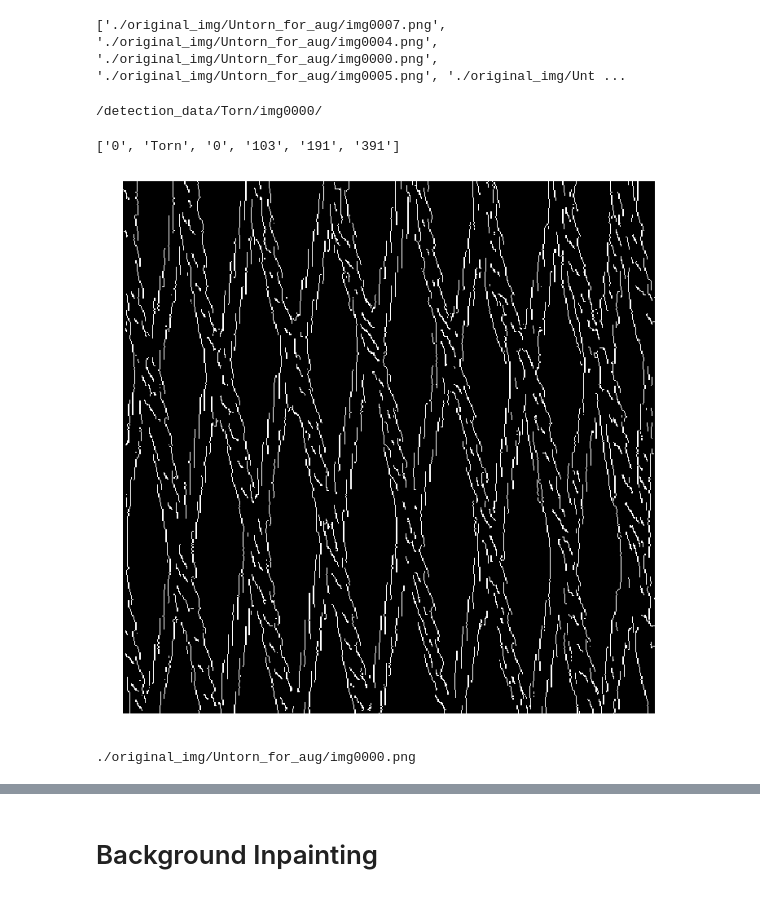
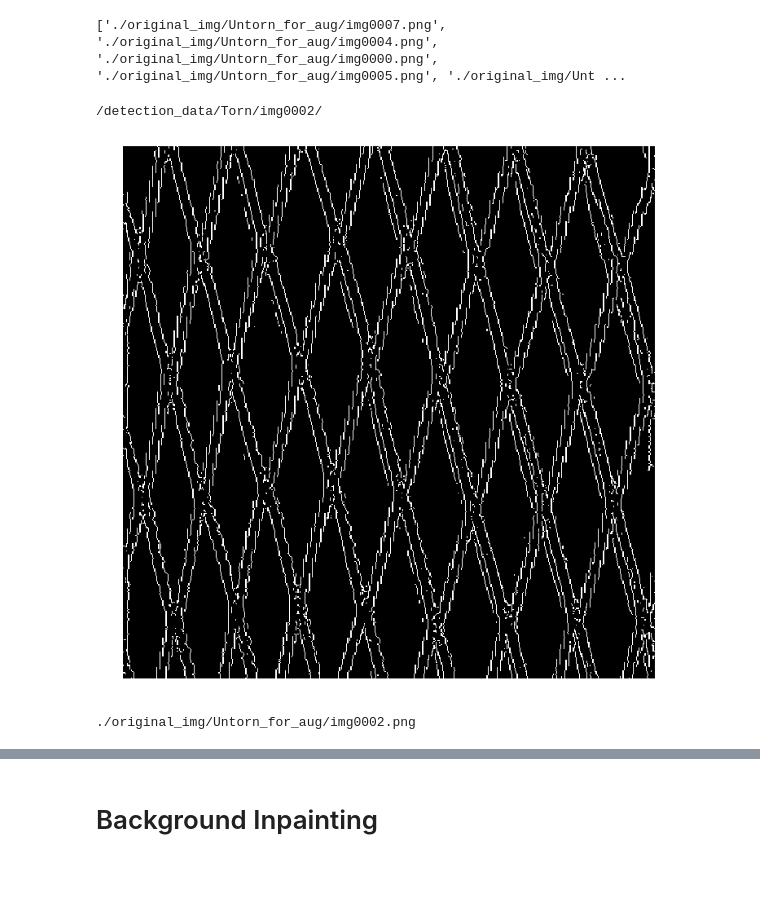
Before and after one commit to SystemCorps/imageprocess, a Jupyter notebook: imageprocess/random_gen-boudingbox.ipynb, the cells around one changed output, grey strips where cells are left out. Saved outputs shown, nothing was run; the diff lists cells and outputs as text; code cells hidden in the pictures.

```diff
--- a/imageprocess/random_gen-boudingbox.ipynb
+++ b/imageprocess/random_gen-boudingbox.ipynb
@@ -22,43 +22,37 @@ print(ori_dir)
 # %% [output]
 ['./original_img/Untorn_for_aug/img0007.png', './original_img/Untorn_for_aug/img0004.png', './original_img/Untorn_for_aug/img0000.png', './original_img/Untorn_for_aug/img0005.png', './original_img/Unt ...
 # %%
-selected = 2
+selected = 6
 save_dir_for = '/detection_data/Torn/'
 save_dir_mid = save_dir_for + ori_dir[selected].split('/')[-1].replace('.png', '/')
 print(save_dir_mid)
 # %% [output]
-/detection_data/Torn/img0000/
+/detection_data/Torn/img0002/
-# %%
-test = '0_Torn_0_103_191_391.png'
-test1 = test.split('/')[-1].replace('.png','').split('_')
-print(test1)
-# %% [output]
-['0', 'Torn', '0', '103', '191', '391']
 # %%
 save_dir_for = '/detection_data/Torn/'
 saving_size = [512, 512]
 gen_num = 150
 
 
 save_dir_mid = save_dir_for + ori_dir[selected].split('/')[-1].replace('.png', '/')
 img = cv2.imread(ori_dir[selected])
 img = cv2.resize(img, (saving_size[0], saving_size[1]), interpolation=cv2.INTER_CUBIC)
 blur = cv2.GaussianBlur(img, (9,9), 7, 7)
-edges = cv2.Canny(blur, 80, 100)
+edges = cv2.Canny(blur, 5, 40)
 
 
 
 width = 12
 height = 12
 plt.figure(figsize=(width, height))
 plt.axis("off")
 plt.imshow(edges, cmap="gray")
 plt.show()
 
 print(ori_dir[selected])
 # %% [output]
-[figure, old version]
+[figure, new version]
-./original_img/Untorn_for_aug/img0000.png
+./original_img/Untorn_for_aug/img0002.png
 # %%
 # For further usage
 #cedges = cv2.cvtColor(edges, cv2.COLOR_GRAY2BGR)
```
Also changed, not shown: parts of 3 cells of this notebook.
